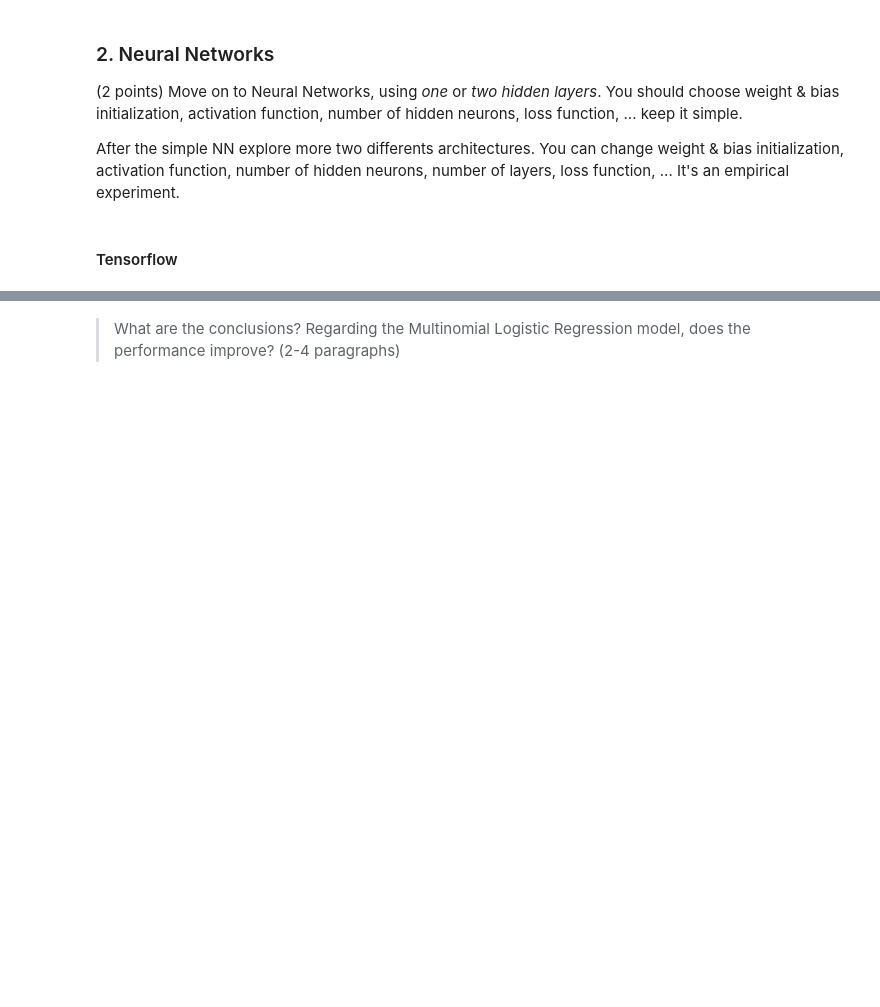
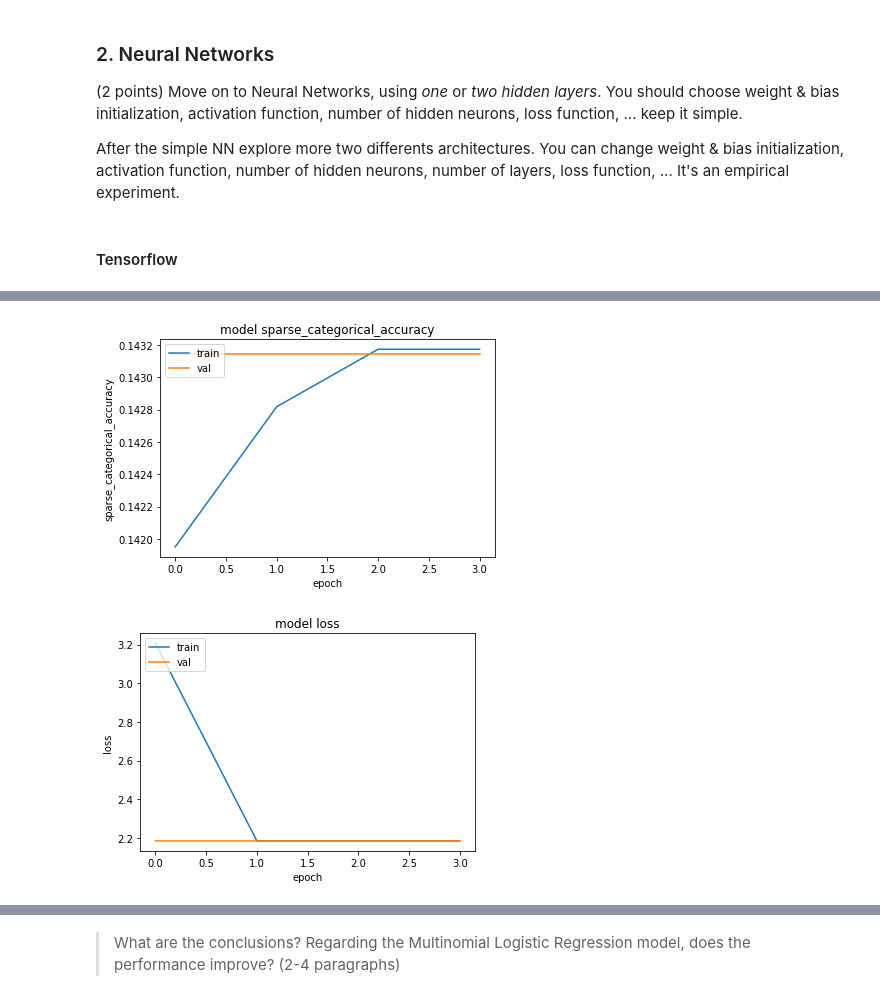
Before and after one commit to Matheuss1/artificial-intelligence-and-what-is-behind, a Jupyter notebook: logistic_regression_and_neural_networks_assignment_03.ipynb, the cells around one changed output, grey strips where cells are left out. Drawn from its saved outputs; the diff is of its cells as text; code cells hidden in the pictures; blank space fills up the shorter version.

```diff
--- a/logistic_regression_and_neural_networks_assignment_03.ipynb
+++ b/logistic_regression_and_neural_networks_assignment_03.ipynb
@@ -271,0 +415,14 @@ model.summary()
+# %%
+model3 = TFPathMNISTNN_arch3()
+
+model3.compile(optimizer='adam',
+              loss='sparse_categorical_crossentropy',
+              metrics=['sparse_categorical_accuracy'])
+
+my_callbacks = [
+    tf.keras.callbacks.EarlyStopping(monitor='val_loss', mode='min', patience=2),
+    tf.keras.callbacks.ModelCheckpoint(filepath='best_model3.tf', monitor='val_loss', mode='min'),
+    tf.keras.callbacks.TensorBoard(log_dir='./logs'),
+]
+
+history3 = model3.fit(x=x_train,y=y_train, validation_data=(x_val, y_val), epochs=10, callbacks=my_callbacks)
@@ -271,0 +438,5 @@ model.summary()
+# %%
+plot_history(history3, metric='sparse_categorical_accuracy')
+# %% [output]
+[figure, added]
+[figure, added]
```
Also changed, not shown: parts of 69 cells of this notebook.
